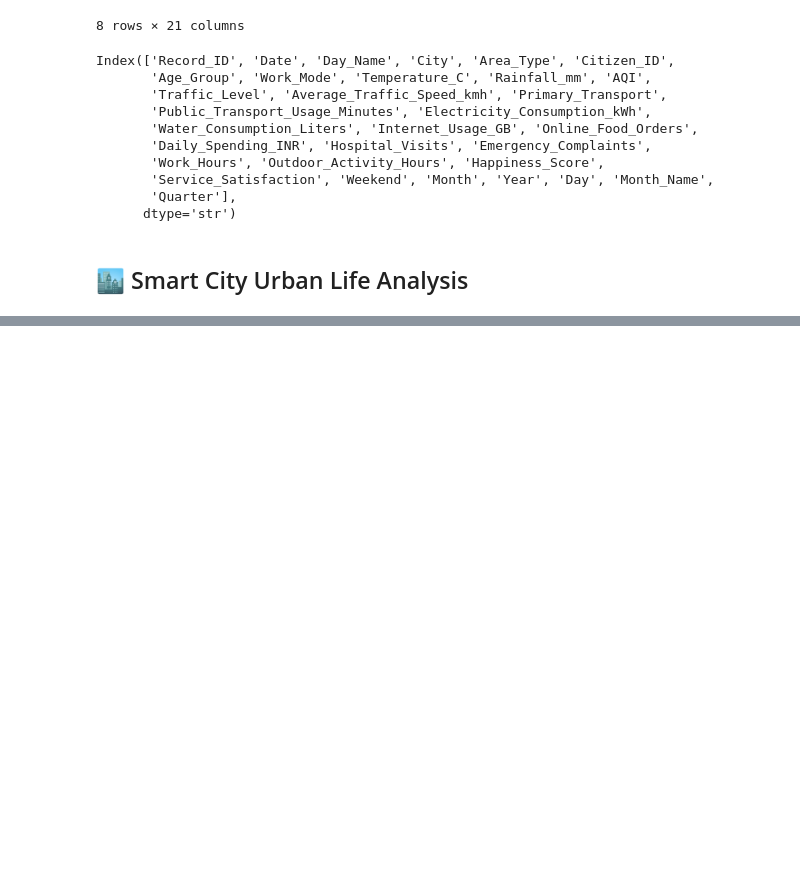
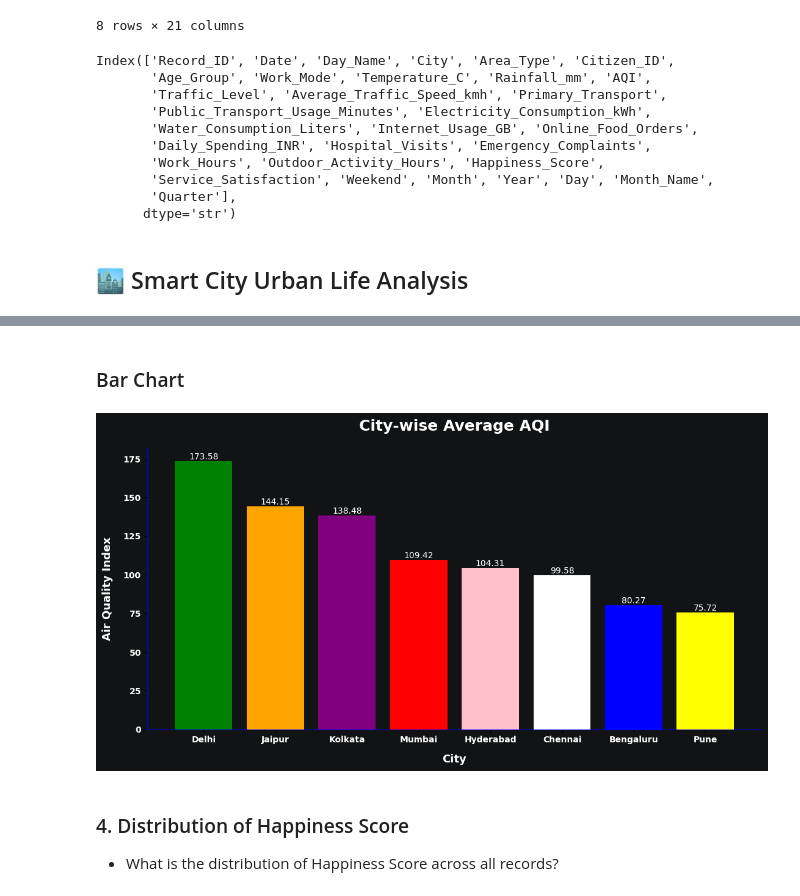
Before and after one commit to Suraj-kumar121K/PANDAS-CURSE, a Jupyter notebook: smart_city_urban_life_analysis_Project/EDA_Problem.ipynb, the cells around one changed output, grey strips where cells are left out. Drawn from its saved outputs; the diff is of its cells as text; code cells hidden in the pictures; blank space fills up the shorter version.

```diff
--- a/smart_city_urban_life_analysis_Project/EDA_Problem.ipynb
+++ b/smart_city_urban_life_analysis_Project/EDA_Problem.ipynb
@@ -381,0 +459,9 @@ Index(['Record_ID', 'Date', 'Day_Name', 'City', 'Area_Type', 'Citizen_ID',
+# %%
+Avg_city = (
+    dc.groupby("City")["AQI"]
+      .mean()
+      .round(2)
+      .sort_values(ascending=False)
+      .head(10)
+)
+Avg_city
@@ -381,0 +479,71 @@ Index(['Record_ID', 'Date', 'Day_Name', 'City', 'Area_Type', 'Citizen_ID',
+# %% [markdown]
+### Bar Chart
+# %%
+plt.figure(figsize=(13, 6), facecolor="#121314")
+bars = plt.bar(
+    Avg_city.index,
+    Avg_city.values,
+    color=["green", "orange", "purple", "red", "pink", "white", "blue", "yellow"],
+
+)
+
+plt.gca().set_facecolor("#121314")
+
+plt.title(
+    "City-wise Average AQI",
+    color="white",
+    fontsize=18,
+    fontweight="bold",
+    pad=20
+)
+
+plt.xlabel(
+    "City",
+    color="white",
+    fontsize=13,
+    fontweight="bold",
+    labelpad=12
+)
+
+plt.ylabel(
+    "Air Quality Index",
+    color="white",
+    fontsize=13,
+    fontweight="bold",
+    labelpad=12
+)
+
+plt.xticks(
+    color="white",
+    fontsize=10,
+    fontweight="bold"
+)
+
+plt.yticks(
+    color="white",
+    fontsize=10,
+    fontweight="bold"
+)
+
+plt.gca().spines["left"].set_color("blue")
+plt.gca().spines["bottom"].set_color("blue")
+plt.gca().spines["top"].set_visible(False)
+plt.gca().spines["right"].set_visible(False)
+
+for bar in bars:
+    values = bar.get_height()
+    plt.text(
+        bar.get_x() + bar.get_width() / 2,
+        values,
+        f"{values:.2f}",
+        ha="center",
+        va="bottom",
+        color="white"
+    )
+
+plt.show()
+# %% [output]
+[figure, added]
+# %% [markdown]
+### 4. Distribution of Happiness Score
+- What is the distribution of Happiness Score across all records?
```
Also changed, not shown: parts of 21 cells of this notebook.
